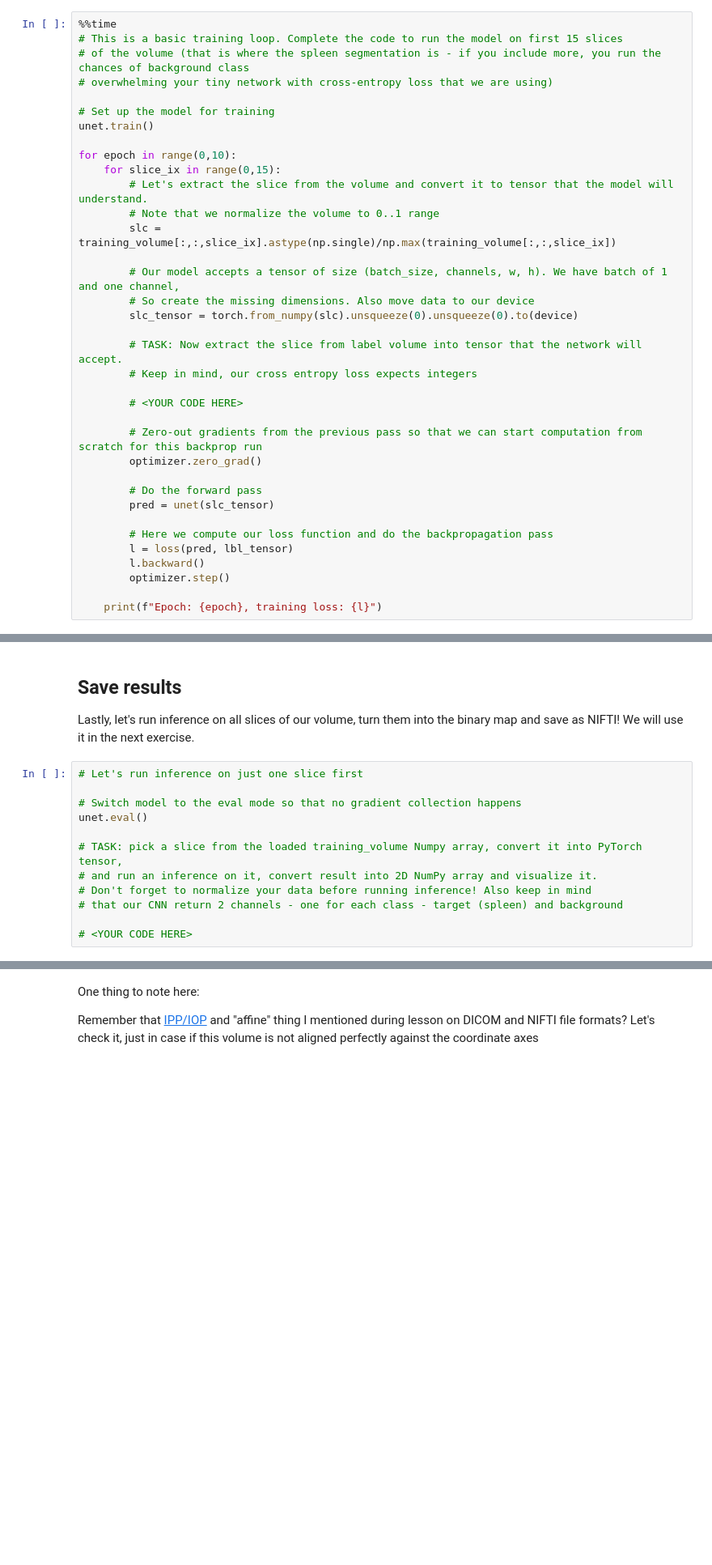
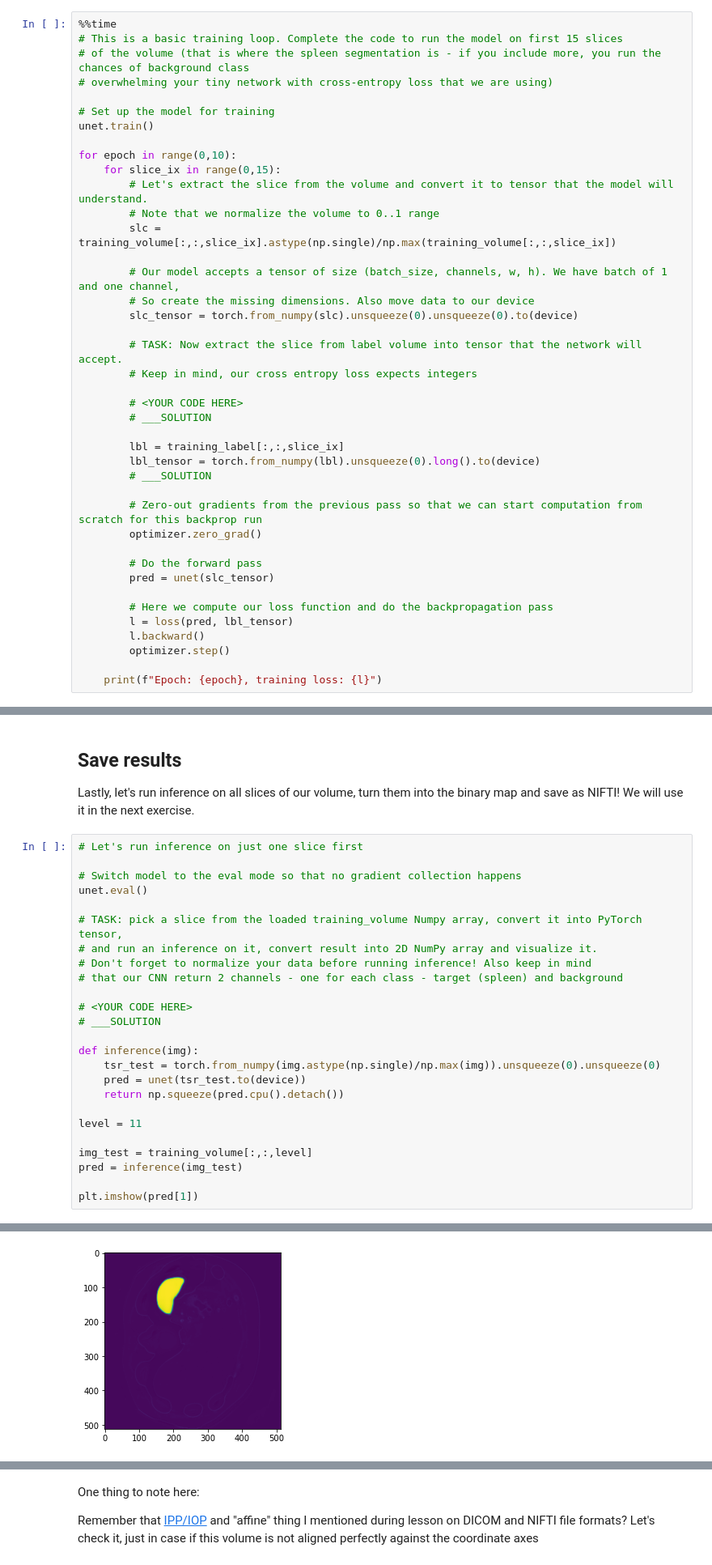
Before and after one commit to TRoboto/Udacity, a Jupyter notebook: AI for Healthcare Nanodegree/Exercise - Segmentation Hands On/Segmentation hands-on.ipynb, the cells around one changed output, grey strips where cells are left out. Shown at 81% size. Cells and saved outputs as stored; diff of their text form; blank space fills up the shorter version.

```diff
--- a/AI for Healthcare Nanodegree/Exercise - Segmentation Hands On/Segmentation hands-on.ipynb
+++ b/AI for Healthcare Nanodegree/Exercise - Segmentation Hands On/Segmentation hands-on.ipynb
@@ -220,6 +229,11 @@ for epoch in range(0,10):
         # Keep in mind, our cross entropy loss expects integers
 
         # <YOUR CODE HERE>
+        # ___SOLUTION
+
+        lbl = training_label[:,:,slice_ix]
+        lbl_tensor = torch.from_numpy(lbl).unsqueeze(0).long().to(device)
+        # ___SOLUTION
 
         # Zero-out gradients from the previous pass so that we can start computation from scratch for this backprop run
         optimizer.zero_grad()
@@ -259,3 +289,17 @@ unet.eval()
 # that our CNN return 2 channels - one for each class - target (spleen) and background
 
 # <YOUR CODE HERE>
+# ___SOLUTION
+
+def inference(img):
+    tsr_test = torch.from_numpy(img.astype(np.single)/np.max(img)).unsqueeze(0).unsqueeze(0)
+    pred = unet(tsr_test.to(device))
+    return np.squeeze(pred.cpu().detach())
+
+level = 11
+
+img_test = training_volume[:,:,level]
+pred = inference(img_test)
+
+plt.imshow(pred[1])
+# %% [output]
@@ -262,3 +307,4 @@ unet.eval()
+[figure, added]
 # %%
 # Now let's convert this into binary mask using PyTorch's argmax function:
 
```
Also changed, not shown: parts of 10 cells of this notebook.
